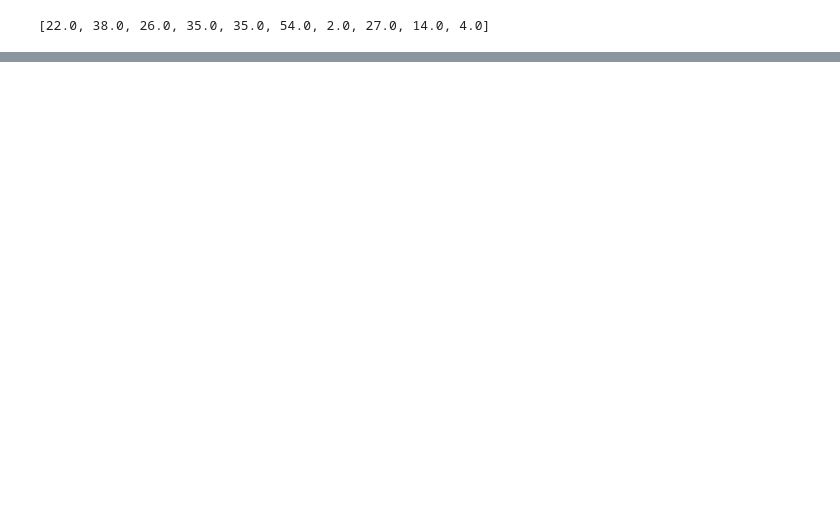
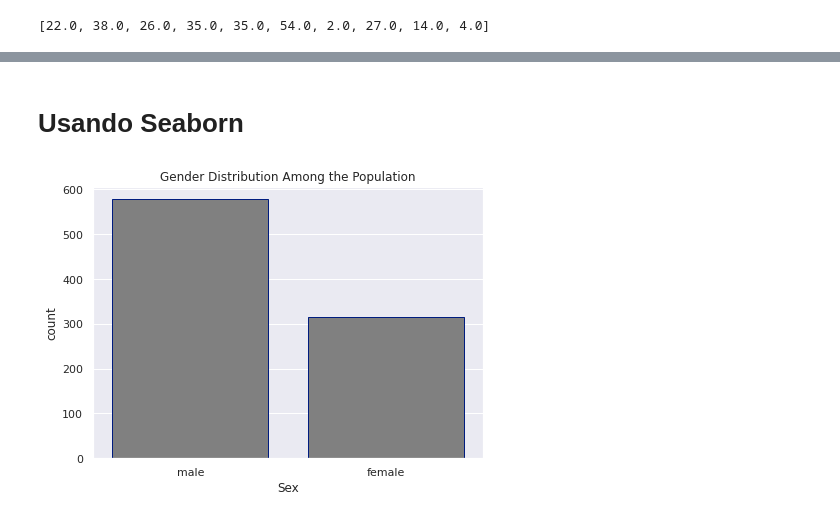
Before and after one commit to Machine-Learning-project-python/Titanic, a Jupyter notebook: titanic.ipynb, the cells around one changed output, grey strips where cells are left out. Saved outputs shown, nothing was run; the diff lists cells and outputs as text; code cells hidden in the pictures; blank space fills up the shorter version.

```diff
--- a/titanic.ipynb
+++ b/titanic.ipynb
@@ -117,0 +148,14 @@ plt.savefig()
+# %% [markdown]
+# Usando Seaborn
+# %%
+sns.set(rc={'figure.figsize':(7,5)})
+
+
+sns.countplot(x="Sex",
+              data = train,
+              color = 'gray',
+              edgecolor=sns.color_palette("dark", 1)
+             ).set_title('Gender Distribution Among the Population')
+plt.savefig("./images/snssex.png")
+# %% [output]
+[figure, added]
```
Also changed, not shown: parts of 74 cells of this notebook, 11 other files.
